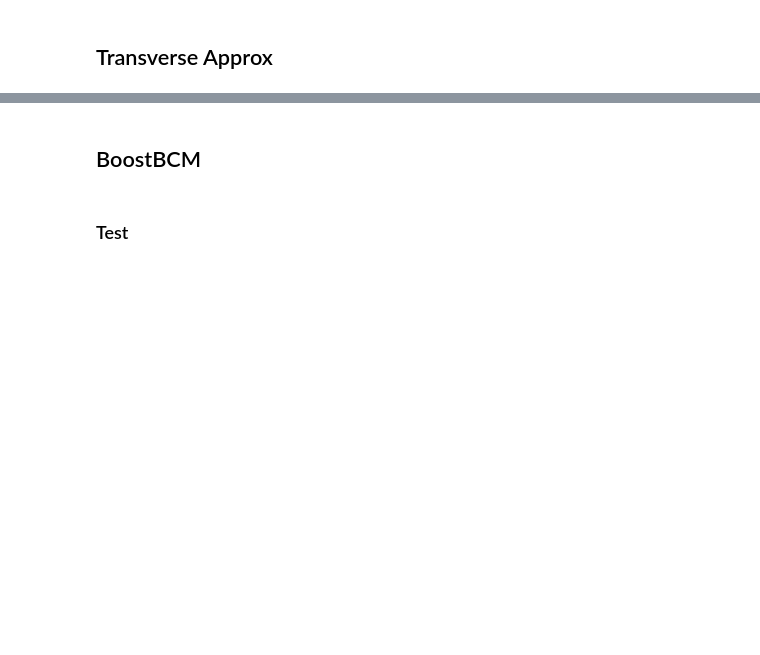
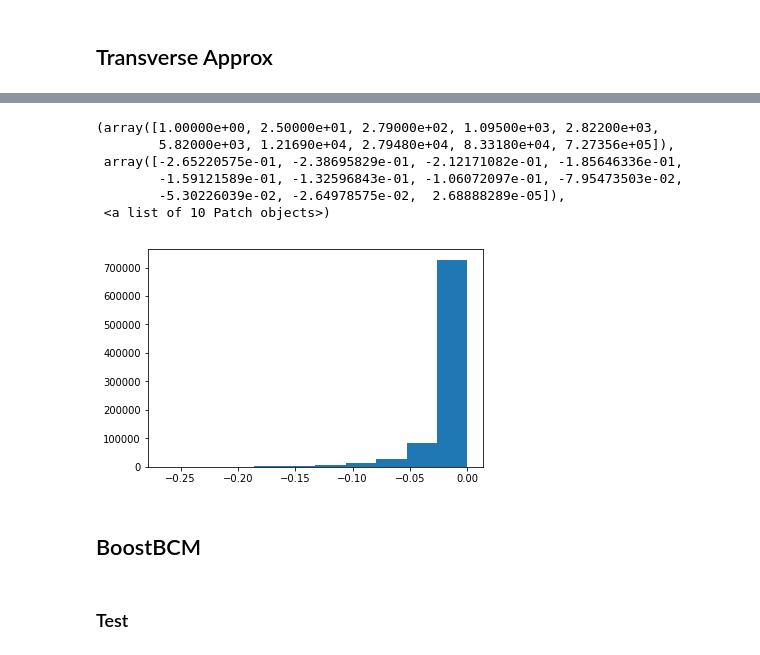
Before and after one commit to ocerri/BPH_RD_Analysis, a Jupyter notebook: scripts/BKinemRecostrcutionComparison.ipynb, the cells around one changed output, grey strips where cells are left out. Saved outputs shown, nothing was run; the diff lists cells and outputs as text; code cells hidden in the pictures; blank space fills up the shorter version.

```diff
--- a/scripts/BKinemRecostrcutionComparison.ipynb
+++ b/scripts/BKinemRecostrcutionComparison.ipynb
@@ -119,3 +168,25 @@ np.min(TranApp['q2'])
+# %%
+CTranApp = {}
+CTranApp['B_pt'] = (Pv.x*PB.x + Pv.y*PB.y)/PB.pt * 1e-3*Particle.from_string('B0').mass / Pv.mass
+# CTranApp['B_pt'] = (1+0.5*0.25**2)*(Pv.x*PB.x + Pv.y*PB.y)/PB.pt * 1e-3*Particle.from_string('B0').mass / Pv.mass
+CTranApp['B_p3'] = PB.p3 * TranApp['B_pt'] / PB.pt
+CTranApp['B_pz'] = TranApp['B_p3'].z
+
+e = np.sqrt(TranApp['B_p3'].mag2 + (1e-3*Particle.from_string('B0').mass)**2)
+CTranApp['PB'] = urTLV.TLorentzVectorArray(TranApp['B_p3'].x, TranApp['B_p3'].y, TranApp['B_p3'].z, e)
+
+CTranApp['M2_miss'] = (TranApp['PB'] - Pv).mass2
+CTranApp['q2'] = (TranApp['PB'] - PDst).mass2
+# %%
+plt.hist(CTranApp['B_pt'] - TranApp['B_pt'])
+# %% [output]
+(array([1.00000e+00, 2.50000e+01, 2.79000e+02, 1.09500e+03, 2.82200e+03,
+        5.82000e+03, 1.21690e+04, 2.79480e+04, 8.33180e+04, 7.27356e+05]),
+ array([-2.65220575e-01, -2.38695829e-01, -2.12171082e-01, -1.85646336e-01,
+        -1.59121589e-01, -1.32596843e-01, -1.06072097e-01, -7.95473503e-02,
+        -5.30226039e-02, -2.64978575e-02,  2.68888289e-05]),
+ <a list of 10 Patch objects>)
+[figure, added]
 # %% [markdown]
 ## BoostBCM
 # %%
```
Also changed, not shown: parts of 26 cells of this notebook, 8 other files.
